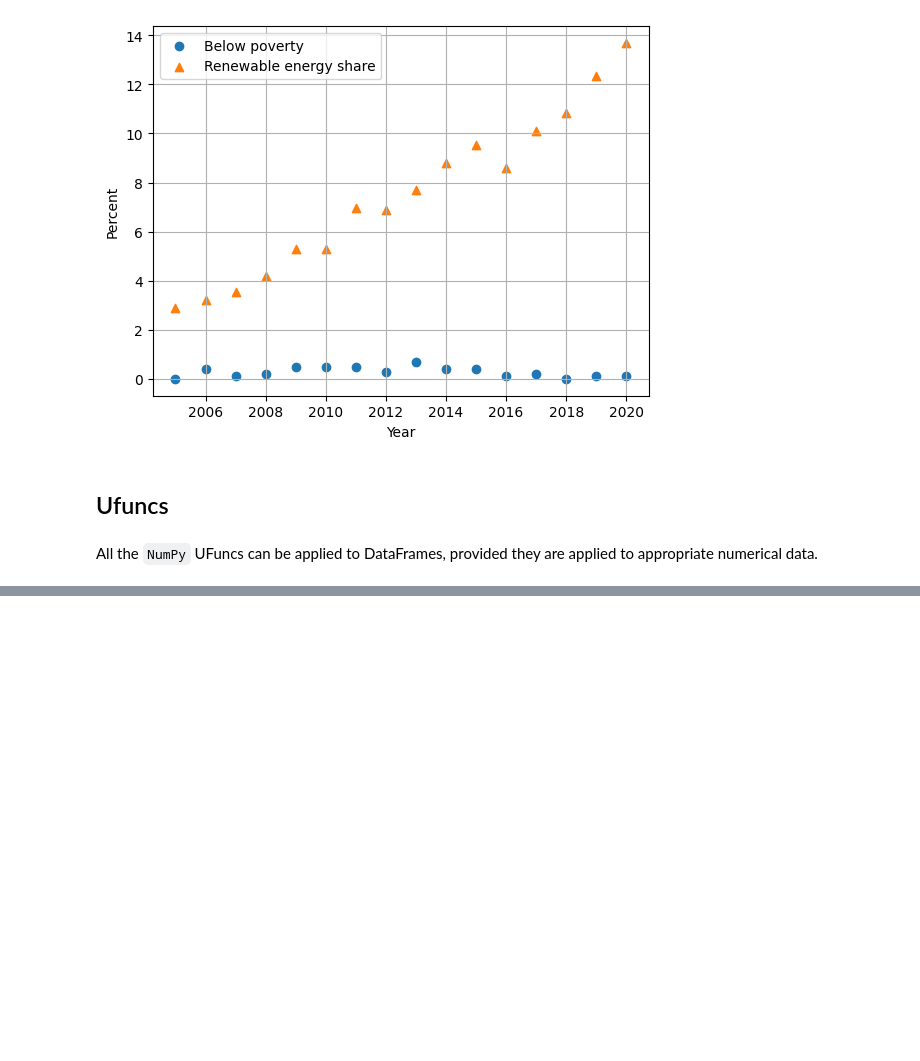
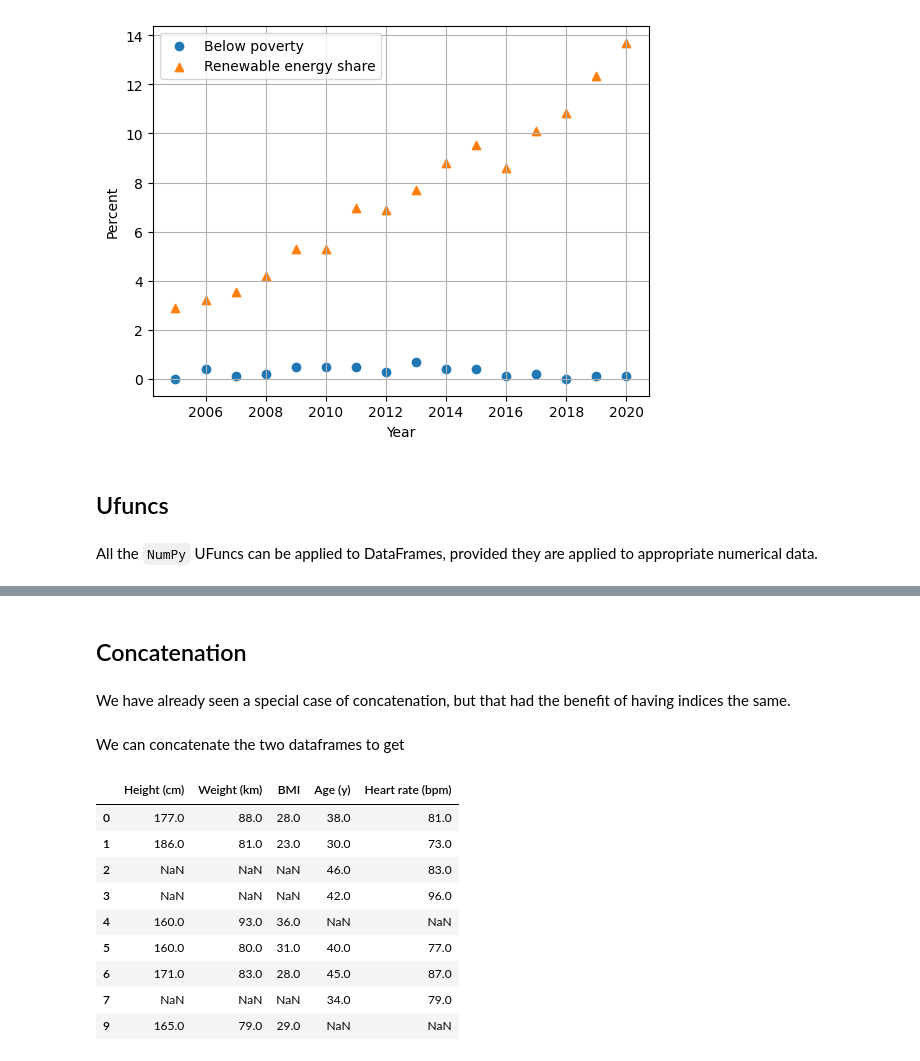
Before and after one commit to joshmaglione/CS102-Jupyter, a Jupyter notebook: Week07.ipynb, the cells around one changed output, grey strips where cells are left out. Cells and saved outputs as stored; diff of their text form; code cells hidden in the pictures; blank space fills up the shorter version.

```diff
--- a/Week07.ipynb
+++ b/Week07.ipynb
@@ -364,0 +363,13 @@ All the `NumPy` UFuncs can be applied to DataFrames, provided they are applied t
+# %%
+N = 5
+
+# Generate some random data with N + 1 rows
+IDs = np.arange(2*N)
+np.random.shuffle(IDs)
+ID1 = IDs[:N + 1].copy()
+ID1.sort()
+df1 = np.floor(pd.DataFrame({
+	"Height (cm)" : np.random.normal(168, 8, N + 1),
+	"Weight (km)" : np.random.normal(82, 9, N + 1),
+}, index=ID1)).astype("i")
+df1
@@ -364,0 +384,10 @@ All the `NumPy` UFuncs can be applied to DataFrames, provided they are applied t
+# %%
+# Generate more random data with N + 2 rows
+np.random.shuffle(IDs)
+ID2 = IDs[:N + 2].copy()
+ID2.sort()
+df2 = np.floor(pd.DataFrame({
+	"Age (y)" : np.random.normal(40, 5, N + 2),
+	"Heart rate (bpm)" : np.random.normal(78, 9, N + 2),
+}, index=ID2)).astype("i")
+df2
@@ -364,0 +405,3 @@ All the `NumPy` UFuncs can be applied to DataFrames, provided they are applied t
+# %%
+df1["BMI"] = np.round(df1["Weight (km)"] / (df1["Height (cm)"]/100)**2).astype("i")
+df1
@@ -364,0 +416,19 @@ All the `NumPy` UFuncs can be applied to DataFrames, provided they are applied t
+# %% [markdown]
+## Concatenation
+# %% [markdown]
+We have already seen a special case of concatenation, but that had the benefit of having indices the same.
+# %% [markdown]
+We can concatenate the two dataframes to get
+# %%
+pd.concat([df1, df2], axis=1, sort=True)
+# %% [output]
+|  | Height (cm) | Weight (km) | BMI | Age (y) | Heart rate (bpm) |
+| 0 | 177.0 | 88.0 | 28.0 | 38.0 | 81.0 |
+| 1 | 186.0 | 81.0 | 23.0 | 30.0 | 73.0 |
+| 2 | NaN | NaN | NaN | 46.0 | 83.0 |
+| 3 | NaN | NaN | NaN | 42.0 | 96.0 |
+| 4 | 160.0 | 93.0 | 36.0 | NaN | NaN |
+| 5 | 160.0 | 80.0 | 31.0 | 40.0 | 77.0 |
+| 6 | 171.0 | 83.0 | 28.0 | 45.0 | 87.0 |
+| 7 | NaN | NaN | NaN | 34.0 | 79.0 |
+| 9 | 165.0 | 79.0 | 29.0 | NaN | NaN |
```
Also changed, not shown: parts of 22 cells of this notebook, 1 other file.
